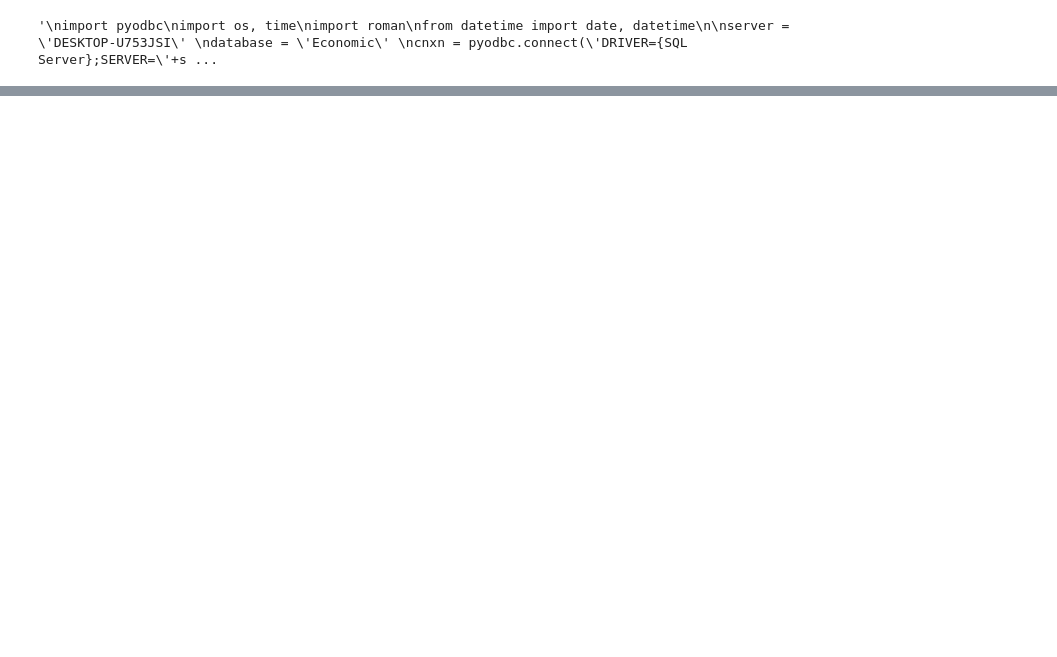
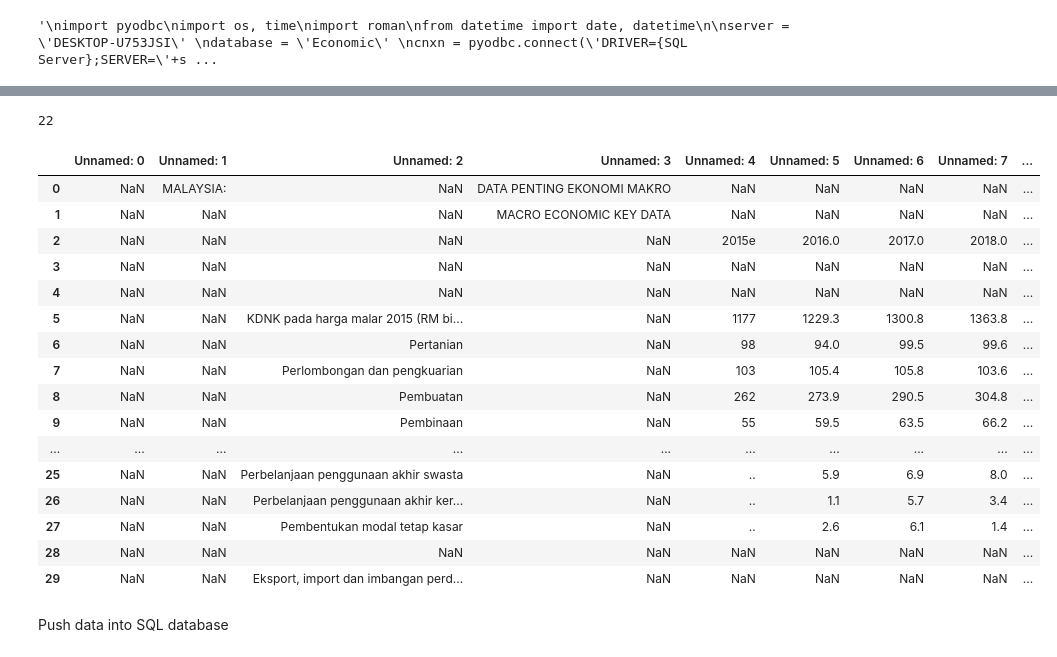
Before and after one commit to ZhEnLEK/Economi-data-extraction, a Jupyter notebook: Quarterly GDP report.ipynb, the cells around one changed output, grey strips where cells are left out. Saved outputs shown, nothing was run; the diff lists cells and outputs as text; code cells hidden in the pictures; blank space fills up the shorter version.

```diff
--- a/Quarterly GDP report.ipynb
+++ b/Quarterly GDP report.ipynb
@@ -575,3 +866,29 @@ cursor.close()
+# %%
+column
+# %% [output]
+22
+# %%
+df1.head(30)
+# %% [output]
+|  | Unnamed: 0 | Unnamed: 1 | Unnamed: 2 | Unnamed: 3 | Unnamed: 4 | Unnamed: 5 | Unnamed: 6 | Unnamed: 7 | ... |
+| 0 | NaN | MALAYSIA: | NaN | DATA PENTING EKONOMI MAKRO | NaN | NaN | NaN | NaN | ... |
+| 1 | NaN | NaN | NaN | MACRO ECONOMIC KEY DATA | NaN | NaN | NaN | NaN | ... |
+| 2 | NaN | NaN | NaN | NaN | 2015e | 2016.0 | 2017.0 | 2018.0 | ... |
+| 3 | NaN | NaN | NaN | NaN | NaN | NaN | NaN | NaN | ... |
+| 4 | NaN | NaN | NaN | NaN | NaN | NaN | NaN | NaN | ... |
+| 5 | NaN | NaN | KDNK pada harga malar 2015 (RM bi... | NaN | 1177 | 1229.3 | 1300.8 | 1363.8 | ... |
+| 6 | NaN | NaN | Pertanian | NaN | 98 | 94.0 | 99.5 | 99.6 | ... |
+| 7 | NaN | NaN | Perlombongan dan pengkuarian | NaN | 103 | 105.4 | 105.8 | 103.6 | ... |
+| 8 | NaN | NaN | Pembuatan | NaN | 262 | 273.9 | 290.5 | 304.8 | ... |
+| 9 | NaN | NaN | Pembinaan | NaN | 55 | 59.5 | 63.5 | 66.2 | ... |
+| ... | ... | ... | ... | ... | ... | ... | ... | ... | ... |
+| 25 | NaN | NaN | Perbelanjaan penggunaan akhir swasta | NaN | .. | 5.9 | 6.9 | 8.0 | ... |
+| 26 | NaN | NaN | Perbelanjaan penggunaan akhir ker... | NaN | .. | 1.1 | 5.7 | 3.4 | ... |
+| 27 | NaN | NaN | Pembentukan modal tetap kasar | NaN | .. | 2.6 | 6.1 | 1.4 | ... |
+| 28 | NaN | NaN | NaN | NaN | NaN | NaN | NaN | NaN | ... |
+| 29 | NaN | NaN | Eksport, import dan imbangan perd... | NaN | NaN | NaN | NaN | NaN | ... |
+# %% [markdown]
+Push data into SQL database
 # %%
 import pyodbc
 import os, time
```
Also changed, not shown: parts of 7 cells of this notebook, 5 other files.
